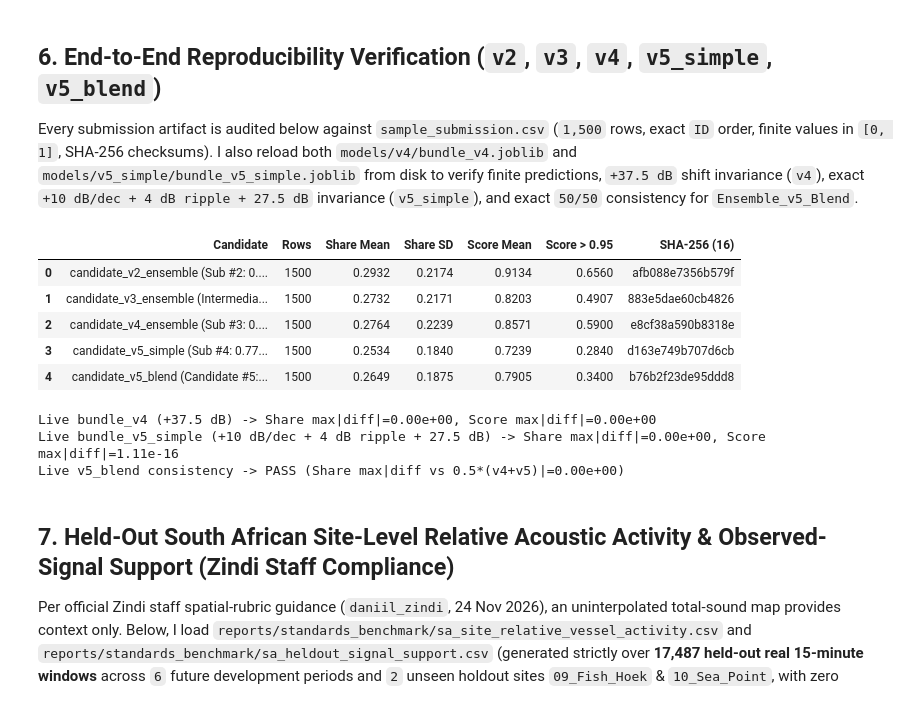
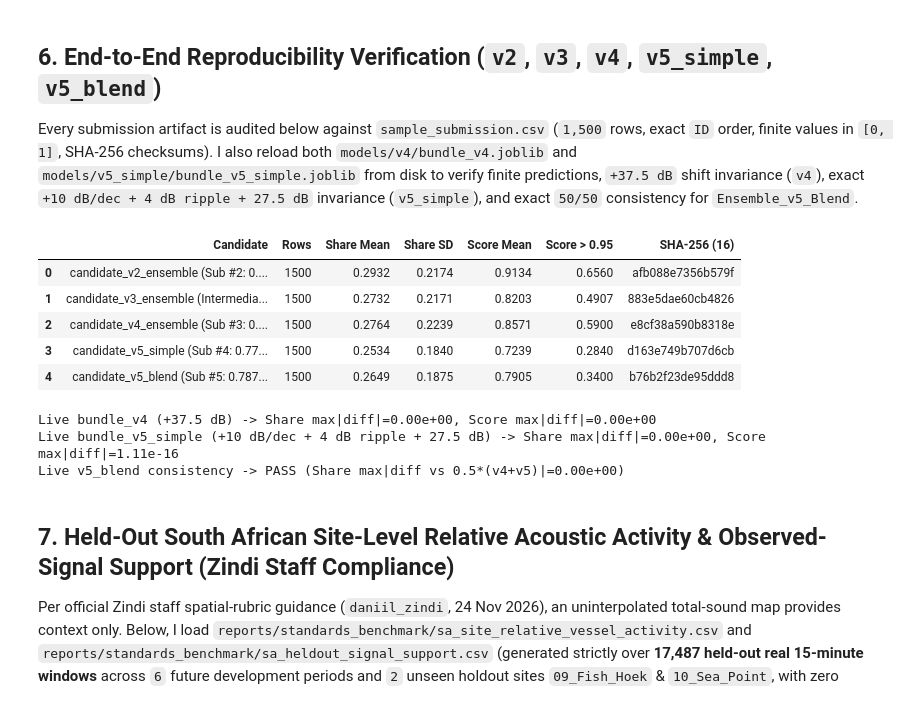
Before and after one commit to ebotchway/french-embassy-underwater-vessel-noise-challenge, a Jupyter notebook: notebooks/03_domain_generalization_v3_v4_and_standards.ipynb, the cells around one changed output. Drawn from its saved outputs; the diff is of its cells as text; code cells hidden in the pictures.

Commit message:
refactor: update checkpoint, documentation, notebooks, and build scripts for final submission

```diff
--- a/notebooks/03_domain_generalization_v3_v4_and_standards.ipynb
+++ b/notebooks/03_domain_generalization_v3_v4_and_standards.ipynb
@@ -445,7 +468,7 @@ for tag, rel in [
     ("candidate_v3_ensemble (Intermediate v3)", "submissions/candidate_v3_ensemble.csv"),
     ("candidate_v4_ensemble (Sub #3: 0.7752)", "submissions/candidate_v4_ensemble.csv"),
     ("candidate_v5_simple (Sub #4: 0.7712 / 0.5639 AUC)", "submissions/candidate_v5_simple.csv"),
-    ("candidate_v5_blend (Candidate #5: 50/50 v4+v5)", "submissions/candidate_v5_blend.csv"),
+    ("candidate_v5_blend (Sub #5: 0.7875 / 0.5724 AUC)", "submissions/candidate_v5_blend.csv"),
 ]:
     p = ROOT / rel
     df = pd.read_csv(p)
@@ -468,34 +491,34 @@ display(pd.DataFrame(sub_rows))
 
 # Live bundle_v4 reload + +37.5 dB check AND bundle_v5_simple reload + +10 dB/dec + ripple + gain check + v5_blend consistency
 bundle_v4 = joblib.load(ROOT / "models/v4/bundle_v4.joblib")
 sh_a, sc_a = predict_from_bundle_v4(bundle_v4, X_sub)
 sh_b, sc_b = predict_from_bundle_v4(bundle_v4, X_sub + 37.5)
 print(
     f"Live bundle_v4 (+37.5 dB) -> Share max|diff|={np.max(np.abs(sh_a - sh_b)):.2e}, "
     f"Score max|diff|={np.max(np.abs(sc_a - sc_b)):.2e}"
 )
 assert np.max(np.abs(sh_a - sh_b)) < 1e-6 and np.max(np.abs(sc_a - sc_b)) < 1e-6
 
 bundle_v5 = joblib.load(ROOT / "models/v5_simple/bundle_v5_simple.joblib")
 warp_v5 = (10.0 * LOG10_F_NORM + 4.0 * np.cos(2.0 * np.pi * NORM_BAND_COORD * 1.3 + 0.5) + 27.5)[None, None, :]
 sh_5a, sc_5a = predict_from_bundle_v5_simple(bundle_v5, X_sub)
 sh_5b, sc_5b = predict_from_bundle_v5_simple(bundle_v5, X_sub + warp_v5)
 print(
     f"Live bundle_v5_simple (+10 dB/dec + 4 dB ripple + 27.5 dB) -> Share max|diff|={np.max(np.abs(sh_5a - sh_5b)):.2e}, "
     f"Score max|diff|={np.max(np.abs(sc_5a - sc_5b)):.2e}"
 )
 assert np.max(np.abs(sh_5a - sh_5b)) < 1e-3 and np.max(np.abs(sc_5a - sc_5b)) < 1e-6
 
 sh_bl, sc_bl = blend_predictions_v5(sh_a, sc_a, sh_5a, sc_5a)
 assert np.allclose(sh_bl, 0.5 * (sh_a + sh_5a), atol=1e-12) and np.allclose(sc_bl, 0.5 * (sc_a + sc_5a), atol=1e-12)
 print(f"Live v5_blend consistency -> PASS (Share max|diff vs 0.5*(v4+v5)|={np.max(np.abs(sh_bl - 0.5*(sh_a + sh_5a))):.2e})")
 # %% [output]
 |  | Candidate | Rows | Share Mean | Share SD | Score Mean | Score > 0.95 | SHA-256 (16) |
 | 0 | candidate_v2_ensemble (Sub #2: 0.... | 1500 | 0.2932 | 0.2174 | 0.9134 | 0.6560 | afb088e7356b579f |
 | 1 | candidate_v3_ensemble (Intermedia... | 1500 | 0.2732 | 0.2171 | 0.8203 | 0.4907 | 883e5dae60cb4826 |
 | 2 | candidate_v4_ensemble (Sub #3: 0.... | 1500 | 0.2764 | 0.2239 | 0.8571 | 0.5900 | e8cf38a590b8318e |
 | 3 | candidate_v5_simple (Sub #4: 0.77... | 1500 | 0.2534 | 0.1840 | 0.7239 | 0.2840 | d163e749b707d6cb |
-| 4 | candidate_v5_blend (Candidate #5:... | 1500 | 0.2649 | 0.1875 | 0.7905 | 0.3400 | b76b2f23de95ddd8 |
+| 4 | candidate_v5_blend (Sub #5: 0.787... | 1500 | 0.2649 | 0.1875 | 0.7905 | 0.3400 | b76b2f23de95ddd8 |
 Live bundle_v4 (+37.5 dB) -> Share max|diff|=0.00e+00, Score max|diff|=0.00e+00
 Live bundle_v5_simple (+10 dB/dec + 4 dB ripple + 27.5 dB) -> Share max|diff|=0.00e+00, Score max|diff|=1.11e-16
 Live v5_blend consistency -> PASS (Share max|diff vs 0.5*(v4+v5)|=0.00e+00)
```
Also changed, not shown: parts of 6 cells of this notebook, 14 other files.
